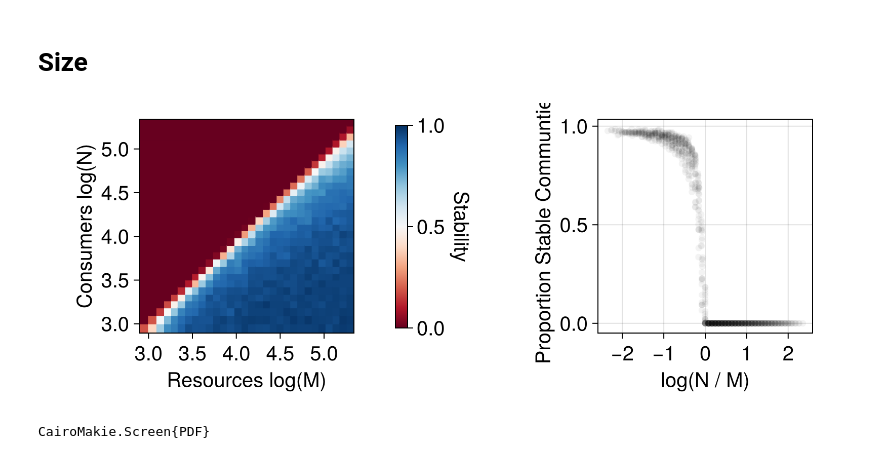
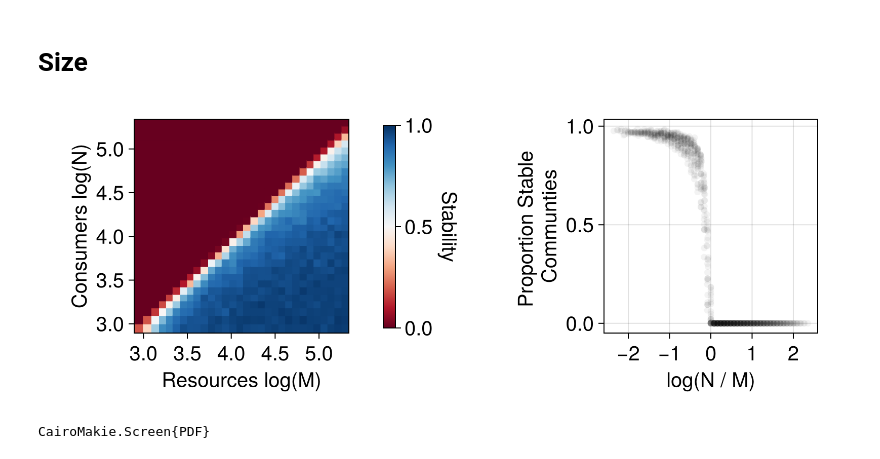
Before and after one commit to CleggTom/MiCRM_stability, a Jupyter notebook: Notebooks/Analysis.ipynb, the cells around one changed output. Drawn from its saved outputs; the diff is of its cells as text; code cells hidden in the pictures.

```diff
--- a/Notebooks/Analysis.ipynb
+++ b/Notebooks/Analysis.ipynb
@@ -163,35 +163,37 @@ m_vec = Int.(floor.(10 .^ range(log10(20), log10(200), length = M)))
 #fix graphical errorr
 n_vec[1] = 19
 m_vec[1] = 19
 
 N_mat = [n_vec[i] for i = 1:N, j = 1:M]
 M_mat = [m_vec[j] for i = 1:N, j = 1:M]
 
 stab = mean(stab,dims=3)[:,:,1]
 
 f = Figure(size = (800,300))
 
 #plot stabiltiy heatmap
 ax = Axis(f[1,1], ylabel = "Consumers log(N)", xlabel = "Resources log(M)", aspect = 1, xticklabelsize = 20, yticklabelsize = 20, xlabelsize = 20, ylabelsize = 20)
 cm = :RdBu
 
 heatmap!(ax, log.(m_vec), log.(n_vec), (stab'), colormap = (cm), colorrange = (0,1))
 Colorbar(f[1,2], colormap = (cm), label = "Stability",
     flip_vertical_label = true, labelsize = 20, ticklabelsize = 20, tellheight = false, height = 200)
 
 # cm = :RdBu
 
-ax2 = Axis(f[1,3], aspect = 1, ylabel =  "Proportion Stable Communties", xlabel = "log(N / M)", xticklabelsize = 20, yticklabelsize = 20, xlabelsize = 20, ylabelsize = 20)
+ax2 = Axis(f[1,3], aspect = 1, ylabel =  "Proportion Stable \nCommunties", xlabel = "log(N / M)", xticklabelsize = 20, yticklabelsize = 20, xlabelsize = 20, ylabelsize = 20)
 
 scatter!(ax2, log.(N_mat[:] ./ M_mat[:]), stab[:] ,  colormap = (:Blues), color = (:black, 0.05))
 
 colsize!(f.layout, 2, Relative(0.1))
 # rowgap!(f.layout,1, Relative(0.1))
 colgap!(f.layout,1 ,0.0)
 
+
+
 f
 # %% [output]
-[figure, old version]
+[figure, new version]
 # %%
 save("../Results/Figures/size_correlations.pdf", f)
 # %% [output]
```
Also changed, not shown: parts of 2 cells of this notebook, 1 other file.
